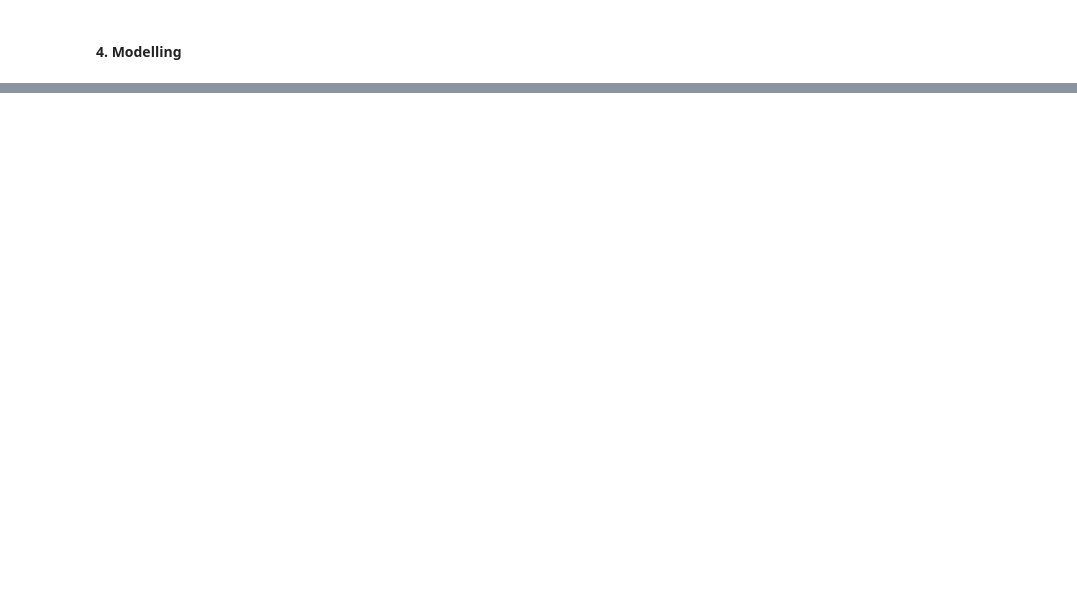
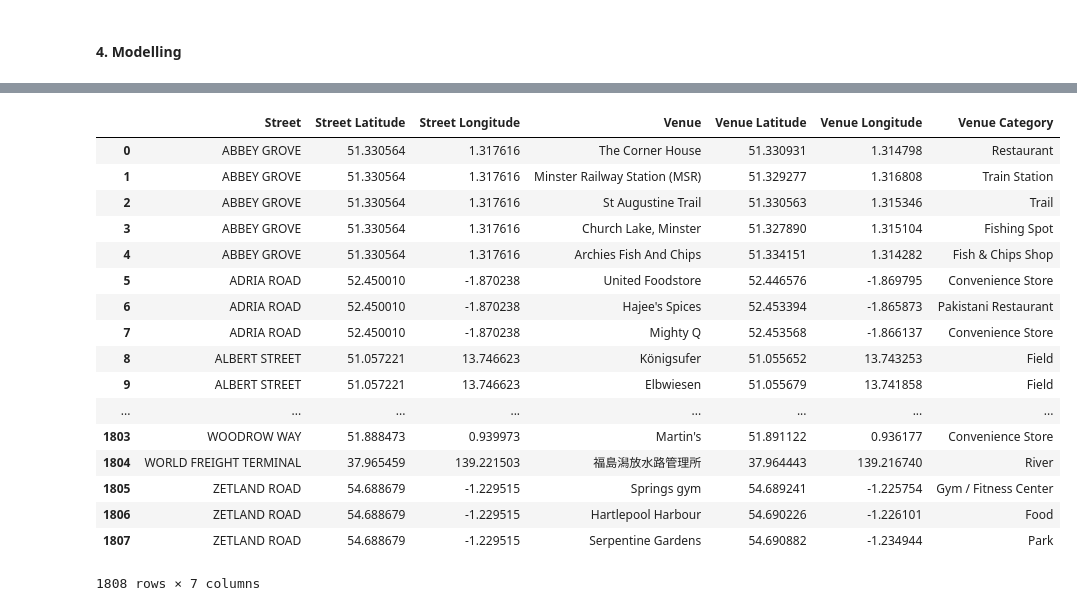
Before and after one commit to ivanboklach/Data_Science, a Jupyter notebook: Capstone Project - The Battle of Neighborhoods.ipynb, the cells around one changed output, grey strips where cells are left out. Drawn from its saved outputs; the diff is of its cells as text; code cells hidden in the pictures; blank space fills up the shorter version.

```diff
--- a/Capstone Project - The Battle of Neighborhoods.ipynb
+++ b/Capstone Project - The Battle of Neighborhoods.ipynb
@@ -36,0 +254,8 @@ The Methodology will describe the main components of our analysis and predicatio
+# %%
+address = 'Manchester, UK'
+
+geolocator = Nominatim(user_agent="The_Battle_of_Neighborhoods")
+location = geolocator.geocode(address)
+latitude = location.latitude
+longitude = location.longitude
+print('The geograpical coordinate of Manchester City are {}, {}.'.format(latitude, longitude))
@@ -36,0 +264,17 @@ The Methodology will describe the main components of our analysis and predicatio
+# %%
+map_manchester = folium.Map(location=[latitude, longitude], zoom_start=11)
+
+for lat, lng, price, street in zip(df['Latitude'], df['Longitude'], df['Avg_Price'], df['Street']):
+    label = '{}, {}'.format(street, price)
+    label = folium.Popup(label, parse_html=True)
+    folium.CircleMarker(
+        [lat, lng],
+        radius=5,
+        popup=label,
+        color='blue',
+        fill=True,
+        fill_color='#3186cc',
+        fill_opacity=0.7,
+        parse_html=False).add_to(map_manchester)
+
+map_manchester
@@ -36,0 +283,8 @@ The Methodology will describe the main components of our analysis and predicatio
+# %%
+CLIENT_ID = 'KEJUSFKK2ZBZ0SEFD5RXS4JG33ISLI0NMG1GDO1RNVBF11WT'
+CLIENT_SECRET = 'JPUDSOGOPXWPCUY4L4I2DKELOAO1EDGIHWURTPSUCVVBCIKU'
+VERSION = '20180604'
+
+print('Your credentails:')
+print('CLIENT_ID: ' + CLIENT_ID)
+print('CLIENT_SECRET:' + CLIENT_SECRET)
@@ -38,0 +336,5 @@ The Methodology will describe the main components of our analysis and predicatio
+# %%
+location_venues = getNearbyVenues(names=df['Street'],
+                                   latitudes=df['Latitude'],
+                                   longitudes=df['Longitude']
+                                  )
@@ -38,0 +359,21 @@ The Methodology will describe the main components of our analysis and predicatio
+# %%
+location_venues
+# %% [output]
+|  | Street | Street Latitude | Street Longitude | Venue | Venue Latitude | Venue Longitude | Venue Category |
+| 0 | ABBEY GROVE | 51.330564 | 1.317616 | The Corner House | 51.330931 | 1.314798 | Restaurant |
+| 1 | ABBEY GROVE | 51.330564 | 1.317616 | Minster Railway Station (MSR) | 51.329277 | 1.316808 | Train Station |
+| 2 | ABBEY GROVE | 51.330564 | 1.317616 | St Augustine Trail | 51.330563 | 1.315346 | Trail |
+| 3 | ABBEY GROVE | 51.330564 | 1.317616 | Church Lake, Minster | 51.327890 | 1.315104 | Fishing Spot |
+| 4 | ABBEY GROVE | 51.330564 | 1.317616 | Archies Fish And Chips | 51.334151 | 1.314282 | Fish & Chips Shop |
+| 5 | ADRIA ROAD | 52.450010 | -1.870238 | United Foodstore | 52.446576 | -1.869795 | Convenience Store |
+| 6 | ADRIA ROAD | 52.450010 | -1.870238 | Hajee's Spices | 52.453394 | -1.865873 | Pakistani Restaurant |
+| 7 | ADRIA ROAD | 52.450010 | -1.870238 | Mighty Q | 52.453568 | -1.866137 | Convenience Store |
+| 8 | ALBERT STREET | 51.057221 | 13.746623 | Königsufer | 51.055652 | 13.743253 | Field |
+| 9 | ALBERT STREET | 51.057221 | 13.746623 | Elbwiesen | 51.055679 | 13.741858 | Field |
+| ... | ... | ... | ... | ... | ... | ... | ... |
+| 1803 | WOODROW WAY | 51.888473 | 0.939973 | Martin's | 51.891122 | 0.936177 | Convenience Store |
+| 1804 | WORLD FREIGHT TERMINAL | 37.965459 | 139.221503 | 福島潟放水路管理所 | 37.964443 | 139.216740 | River |
+| 1805 | ZETLAND ROAD | 54.688679 | -1.229515 | Springs gym | 54.689241 | -1.225754 | Gym / Fitness Center |
+| 1806 | ZETLAND ROAD | 54.688679 | -1.229515 | Hartlepool Harbour | 54.690226 | -1.226101 | Food |
+| 1807 | ZETLAND ROAD | 54.688679 | -1.229515 | Serpentine Gardens | 54.690882 | -1.234944 | Park |
+1808 rows × 7 columns
```
Also changed, not shown: parts of 55 cells of this notebook.
